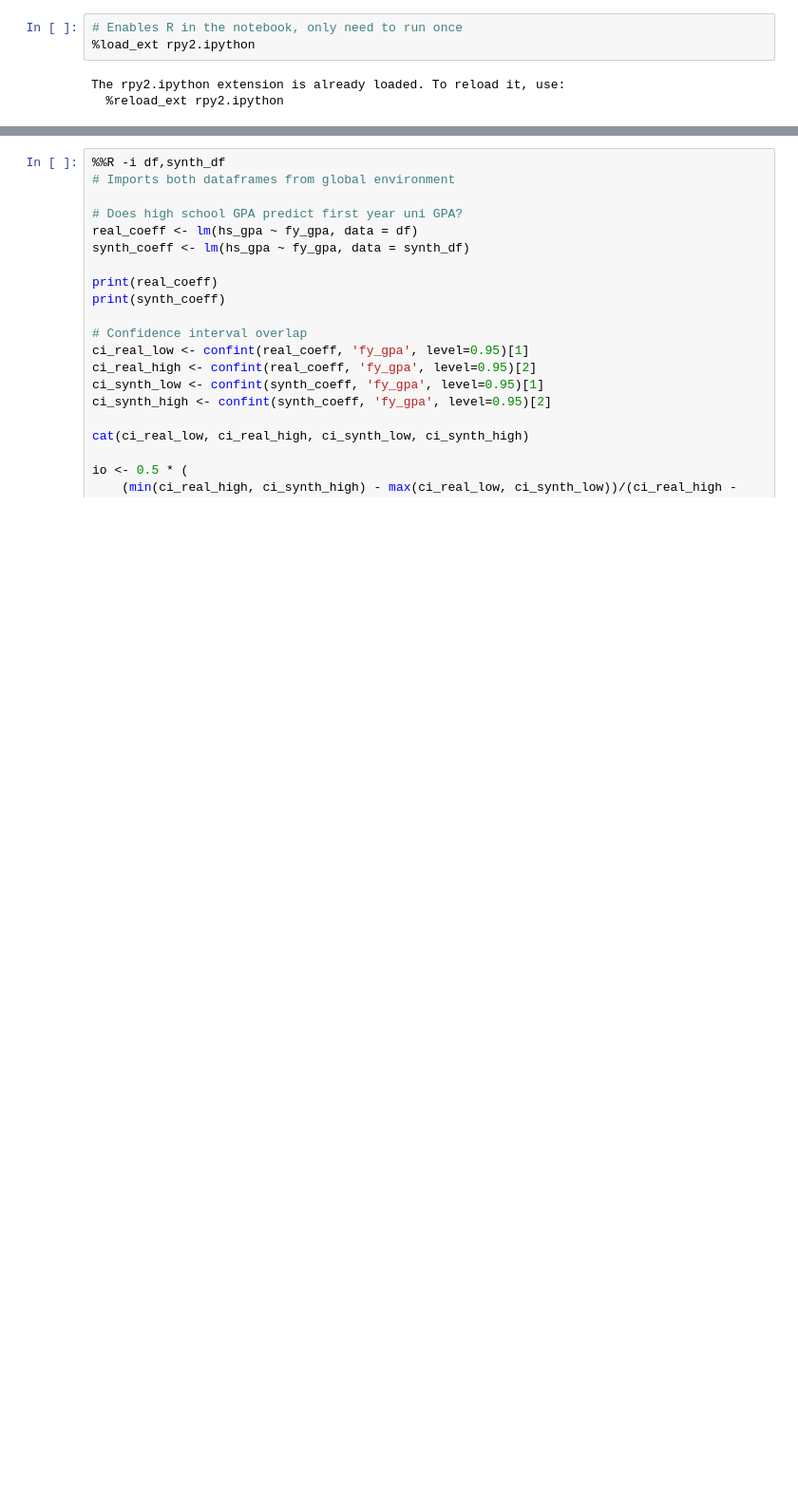
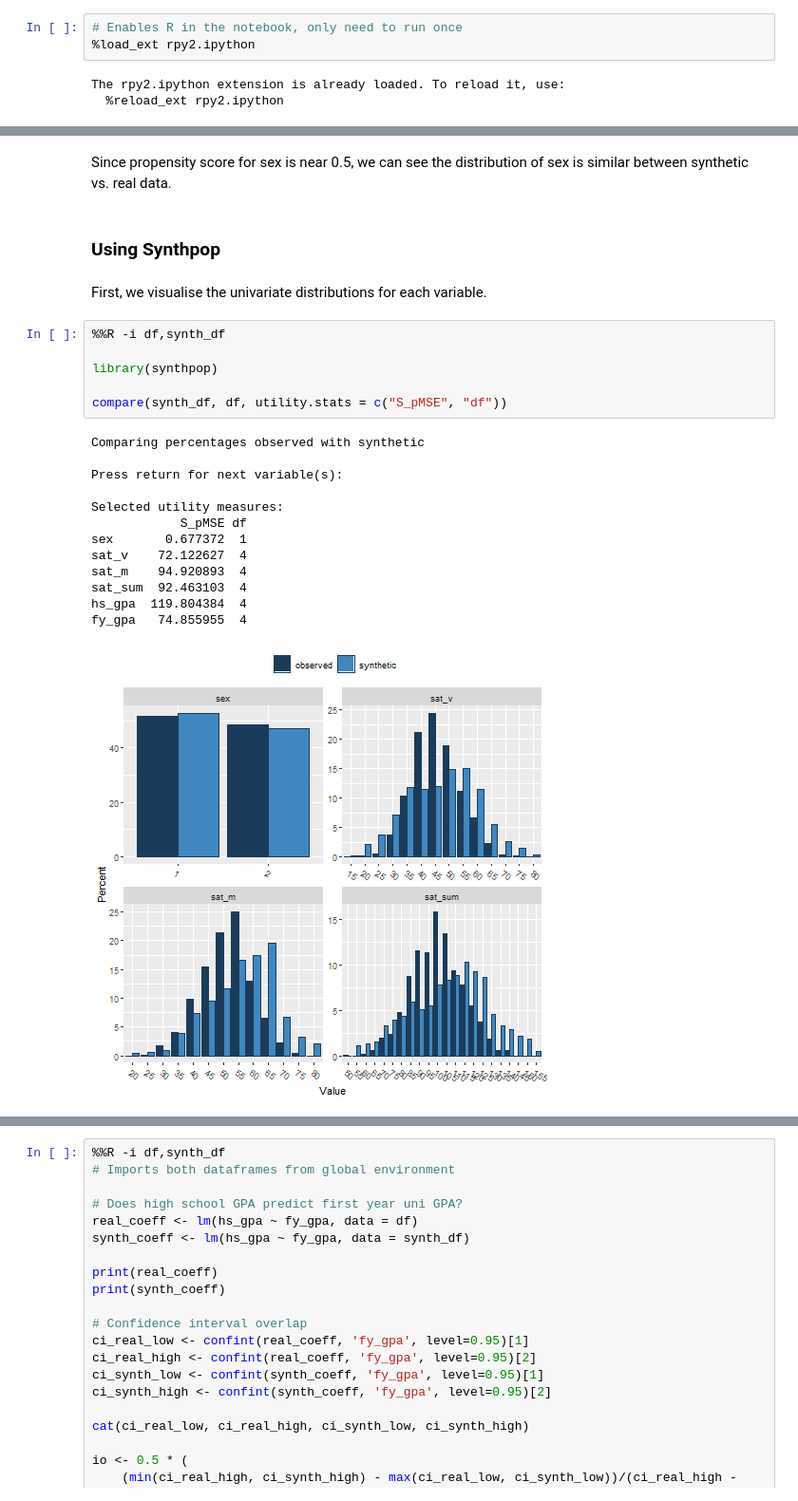
Before and after one commit to koobot/hgl_synth_challenge, a Jupyter notebook: ctgan.ipynb, the cells around one changed output, grey strips where cells are left out. Shown: that part at 95% size. Drawn from its saved outputs; the diff is of its cells as text; blank space fills up the shorter version.

Commit message:
got synthpop measures working

```diff
--- a/ctgan.ipynb
+++ b/ctgan.ipynb
@@ -99,0 +126,26 @@ The rpy2.ipython extension is already loaded. To reload it, use:
+# %% [markdown]
+Since propensity score for sex is near 0.5, we can see the distribution of sex is similar between synthetic vs. real data.
+# %% [markdown]
+### Using Synthpop
+# %% [markdown]
+First, we visualise the univariate distributions for each variable.
+# %%
+%%R -i df,synth_df
+
+library(synthpop)
+
+compare(synth_df, df, utility.stats = c("S_pMSE", "df"))
+# %% [output]
+Comparing percentages observed with synthetic
+
+Press return for next variable(s):
+
+Selected utility measures:
+            S_pMSE df
+sex       0.677372  1
+sat_v    72.122627  4
+sat_m    94.920893  4
+sat_sum  92.463103  4
+hs_gpa  119.804384  4
+fy_gpa   74.855955  4
+[figure, added]
```
Also changed, not shown: parts of 10 cells of this notebook.
